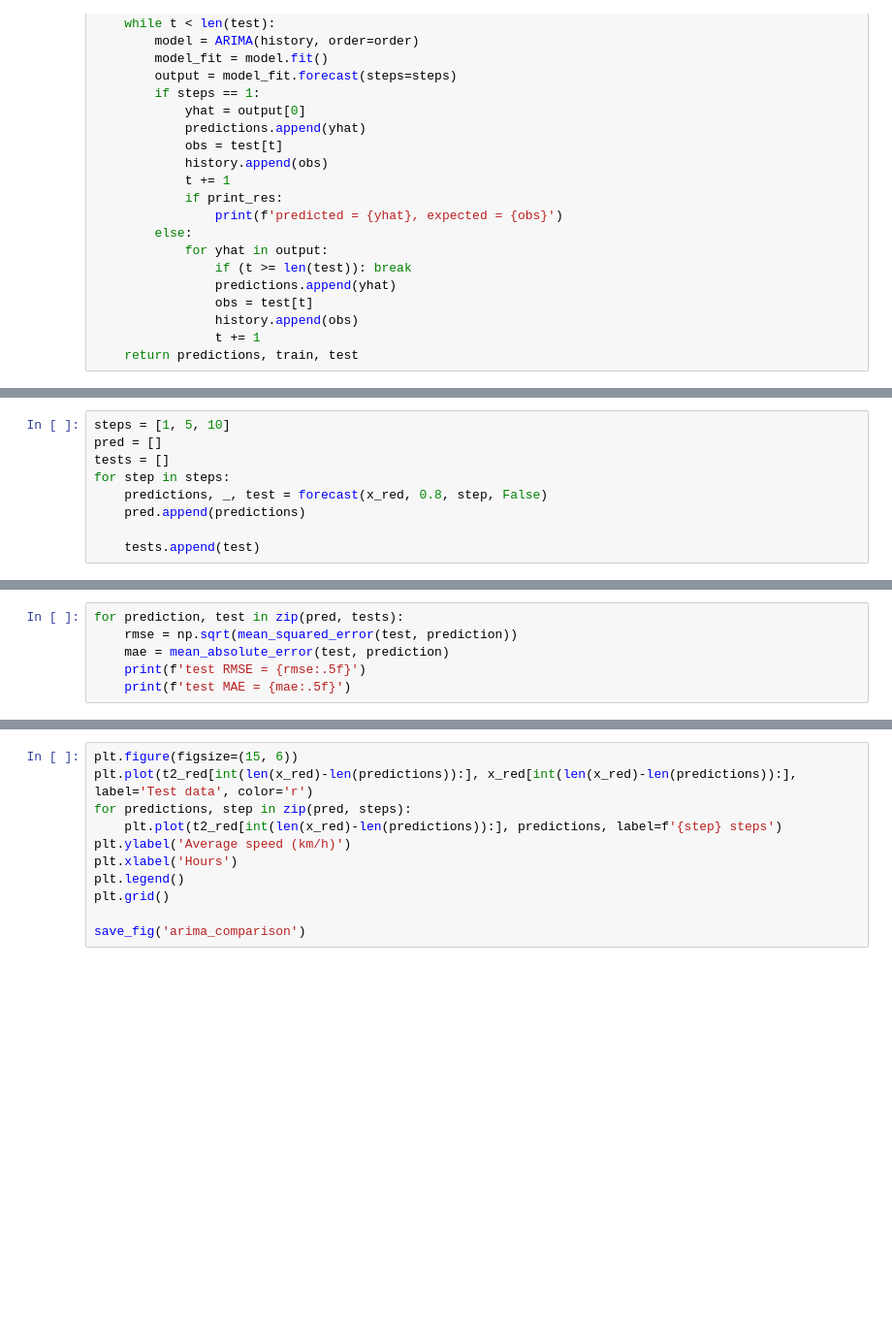
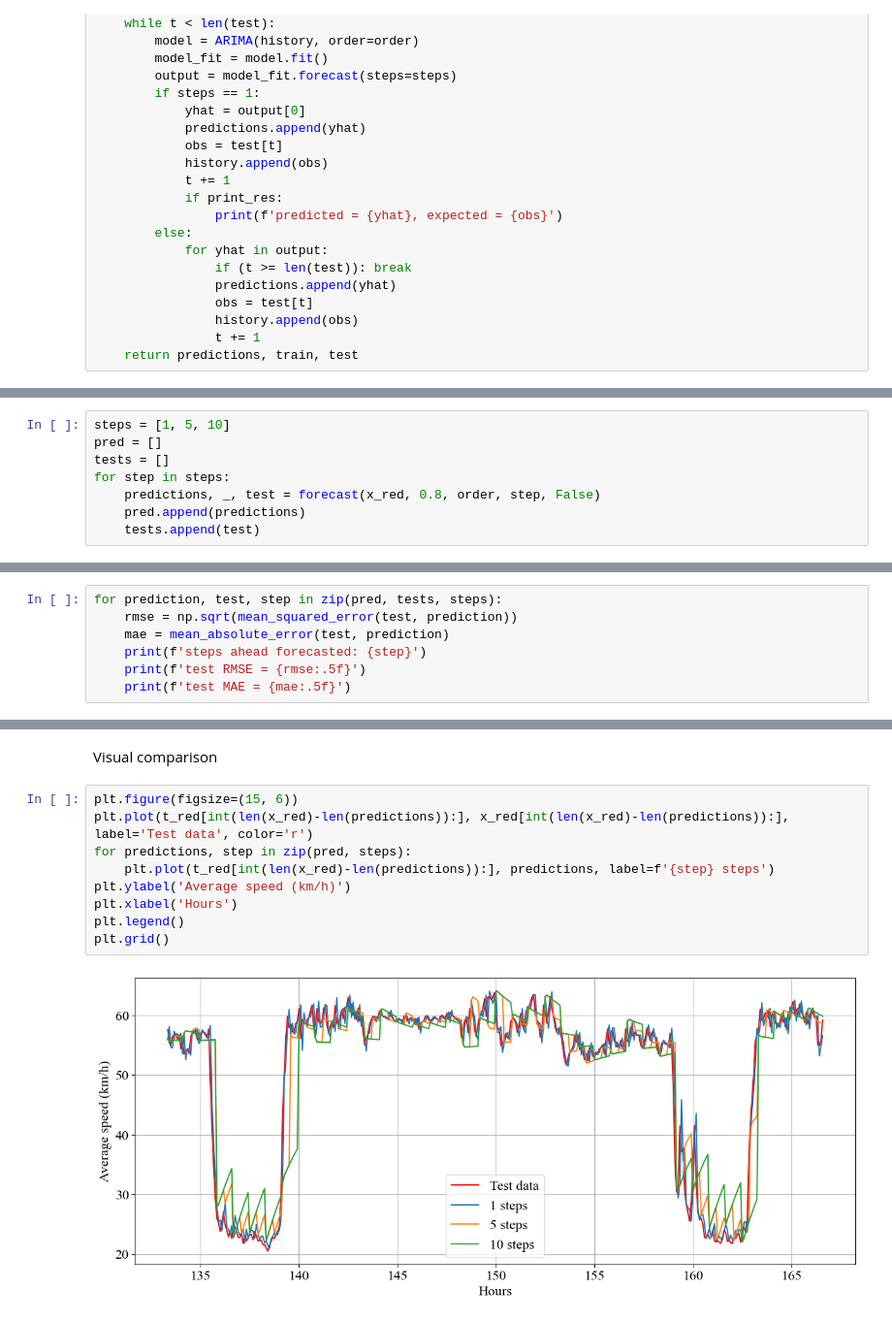
Before and after one commit to guilherme-rm/TG-Code, a Jupyter notebook: Time Series/ARIMA.ipynb, the cells around one changed output, grey strips where cells are left out. Shown at 97% size. Saved outputs shown, nothing was run; the diff lists cells and outputs as text; blank space fills up the shorter version.

Commit message:
Updates ARIMA notebook with a few corrections

```diff
--- a/Time Series/ARIMA.ipynb
+++ b/Time Series/ARIMA.ipynb
@@ -257,7 +257,6 @@ steps = [1, 5, 10]
 pred = []
 tests = []
 for step in steps:
-    predictions, _, test = forecast(x_red, 0.8, step, False)
+    predictions, _, test = forecast(x_red, 0.8, order, step, False)
     pred.append(predictions)
-
     tests.append(test)
@@ -264,6 +265,7 @@ for step in steps:
 # %%
-for prediction, test in zip(pred, tests):
+for prediction, test, step in zip(pred, tests, steps):
     rmse = np.sqrt(mean_squared_error(test, prediction))
     mae = mean_absolute_error(test, prediction)
+    print(f'steps ahead forecasted: {step}')
     print(f'test RMSE = {rmse:.5f}')
     print(f'test MAE = {mae:.5f}')
@@ -270,11 +282,13 @@ for prediction, test in zip(pred, tests):
+# %% [markdown]
+Visual comparison
 # %%
 plt.figure(figsize=(15, 6))
-plt.plot(t2_red[int(len(x_red)-len(predictions)):], x_red[int(len(x_red)-len(predictions)):], label='Test data', color='r')
+plt.plot(t_red[int(len(x_red)-len(predictions)):], x_red[int(len(x_red)-len(predictions)):], label='Test data', color='r')
 for predictions, step in zip(pred, steps):
-    plt.plot(t2_red[int(len(x_red)-len(predictions)):], predictions, label=f'{step} steps')
+    plt.plot(t_red[int(len(x_red)-len(predictions)):], predictions, label=f'{step} steps')
 plt.ylabel('Average speed (km/h)')
 plt.xlabel('Hours')
 plt.legend()
 plt.grid()
-
-save_fig('arima_comparison')
+# %% [output]
+[figure, added]
```
Also changed, not shown: parts of 21 cells of this notebook.
